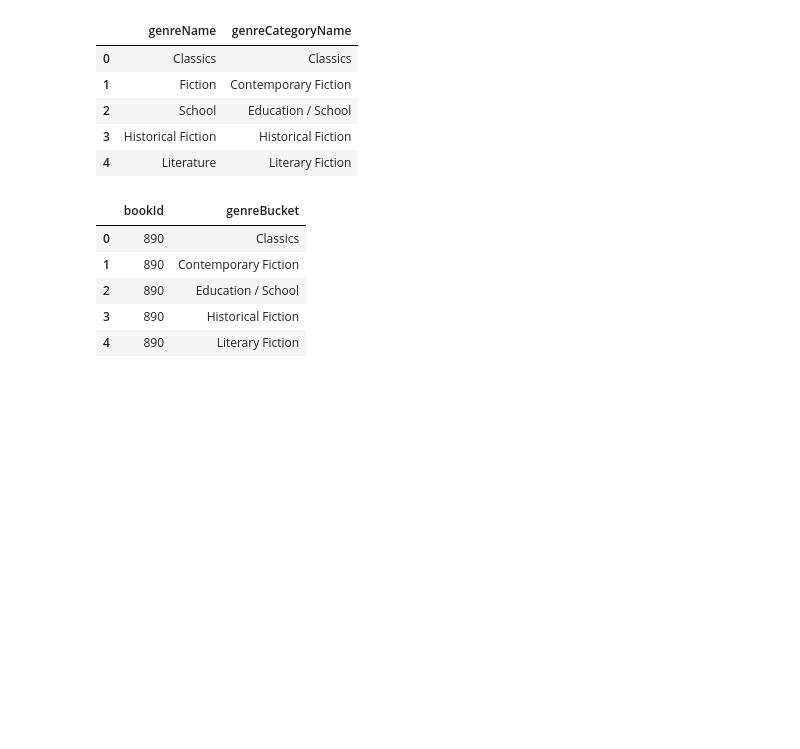
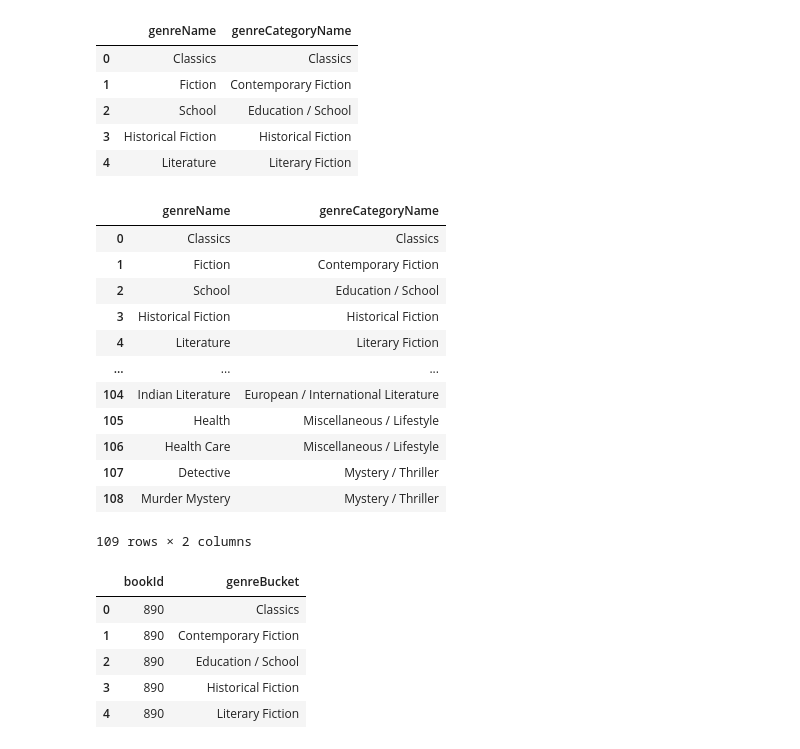
Before and after one commit to mariahj990/final_project_database, a Jupyter notebook: final_project_database/datasource_csvs/bcnf_decomp.ipynb, the cells around one changed output. Saved outputs shown, nothing was run; the diff lists cells and outputs as text; code cells hidden in the pictures; blank space fills up the shorter version.

```diff
--- a/final_project_database/datasource_csvs/bcnf_decomp.ipynb
+++ b/final_project_database/datasource_csvs/bcnf_decomp.ipynb
@@ -611,6 +586,22 @@ genre_category_mapping.head()
 | 2 | School | Education / School |
 | 3 | Historical Fiction | Historical Fiction |
 | 4 | Literature | Literary Fiction |
+# %%
+genre_category_mapping
+# %% [output]
+|  | genreName | genreCategoryName |
+| 0 | Classics | Classics |
+| 1 | Fiction | Contemporary Fiction |
+| 2 | School | Education / School |
+| 3 | Historical Fiction | Historical Fiction |
+| 4 | Literature | Literary Fiction |
+| ... | ... | ... |
+| 104 | Indian Literature | European / International Literature |
+| 105 | Health | Miscellaneous / Lifestyle |
+| 106 | Health Care | Miscellaneous / Lifestyle |
+| 107 | Detective | Mystery / Thriller |
+| 108 | Murder Mystery | Mystery / Thriller |
+109 rows × 2 columns
 # %%
 # saving this to a csv to get genre -> category mappings
 genre_category_mapping.to_csv("final_project_database/datasource_csvs/genre_category.csv", index = False)
```
Also changed, not shown: parts of 10 cells of this notebook, 2 other files.
